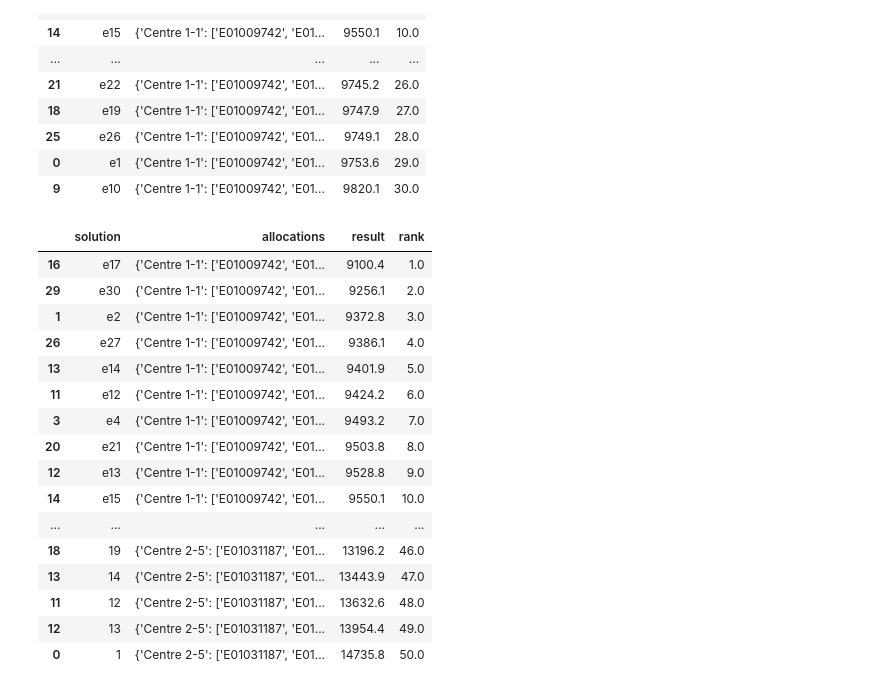
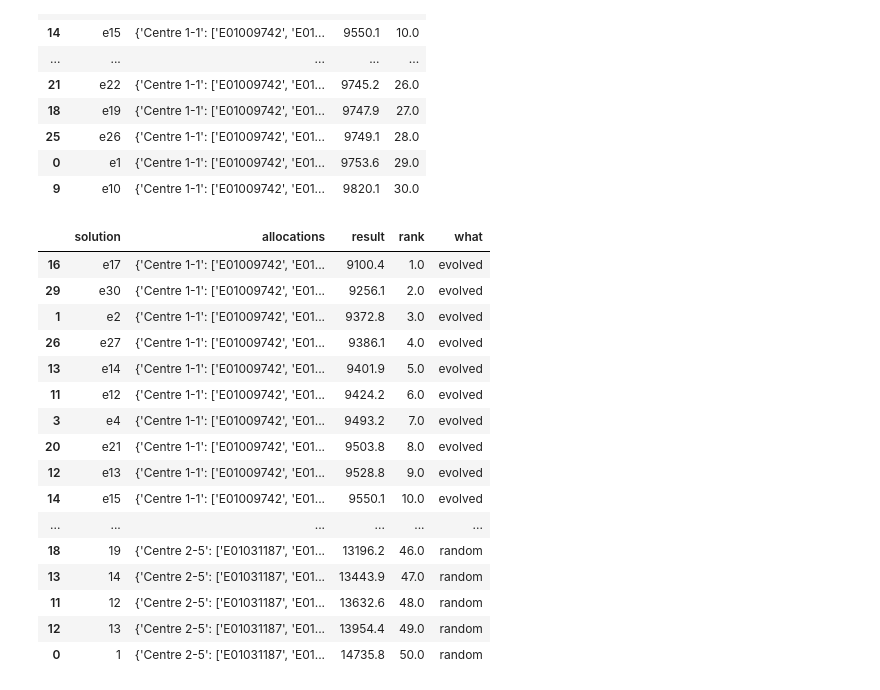
Before and after one commit to hsma-programme/hsma6_geographic_optimisation_and_visualisation_book, a Jupyter notebook: explore_refinement_algo_nb.ipynb, the cells around one changed output. Saved outputs shown, nothing was run; the diff lists cells and outputs as text; code cells hidden in the pictures.

Commit message:
Finish first draft of evolution experiment notebook

```diff
--- a/explore_refinement_algo_nb.ipynb
+++ b/explore_refinement_algo_nb.ipynb
@@ -720,24 +720,27 @@ evolution_solution_df.sort_values('rank')
 | 0 | e1 | {'Centre 1-1': ['E01009742', 'E01... | 9753.6 | 29.0 |
 | 9 | e10 | {'Centre 1-1': ['E01009742', 'E01... | 9820.1 | 30.0 |
 # %%
+initial_solution_df['what'] = 'random'
+evolution_solution_df['what'] = 'evolved'
+
 full_sol_df = pd.concat([initial_solution_df, evolution_solution_df])
 full_sol_df['rank'] = full_sol_df['result'].rank(method='max')
 full_sol_df.sort_values('rank')
 # %% [output]
-|  | solution | allocations | result | rank |
-| 16 | e17 | {'Centre 1-1': ['E01009742', 'E01... | 9100.4 | 1.0 |
-| 29 | e30 | {'Centre 1-1': ['E01009742', 'E01... | 9256.1 | 2.0 |
-| 1 | e2 | {'Centre 1-1': ['E01009742', 'E01... | 9372.8 | 3.0 |
-| 26 | e27 | {'Centre 1-1': ['E01009742', 'E01... | 9386.1 | 4.0 |
-| 13 | e14 | {'Centre 1-1': ['E01009742', 'E01... | 9401.9 | 5.0 |
-| 11 | e12 | {'Centre 1-1': ['E01009742', 'E01... | 9424.2 | 6.0 |
-| 3 | e4 | {'Centre 1-1': ['E01009742', 'E01... | 9493.2 | 7.0 |
-| 20 | e21 | {'Centre 1-1': ['E01009742', 'E01... | 9503.8 | 8.0 |
-| 12 | e13 | {'Centre 1-1': ['E01009742', 'E01... | 9528.8 | 9.0 |
-| 14 | e15 | {'Centre 1-1': ['E01009742', 'E01... | 9550.1 | 10.0 |
-| ... | ... | ... | ... | ... |
-| 18 | 19 | {'Centre 2-5': ['E01031187', 'E01... | 13196.2 | 46.0 |
-| 13 | 14 | {'Centre 2-5': ['E01031187', 'E01... | 13443.9 | 47.0 |
-| 11 | 12 | {'Centre 2-5': ['E01031187', 'E01... | 13632.6 | 48.0 |
-| 12 | 13 | {'Centre 2-5': ['E01031187', 'E01... | 13954.4 | 49.0 |
-| 0 | 1 | {'Centre 2-5': ['E01031187', 'E01... | 14735.8 | 50.0 |
+|  | solution | allocations | result | rank | what |
+| 16 | e17 | {'Centre 1-1': ['E01009742', 'E01... | 9100.4 | 1.0 | evolved |
+| 29 | e30 | {'Centre 1-1': ['E01009742', 'E01... | 9256.1 | 2.0 | evolved |
+| 1 | e2 | {'Centre 1-1': ['E01009742', 'E01... | 9372.8 | 3.0 | evolved |
+| 26 | e27 | {'Centre 1-1': ['E01009742', 'E01... | 9386.1 | 4.0 | evolved |
+| 13 | e14 | {'Centre 1-1': ['E01009742', 'E01... | 9401.9 | 5.0 | evolved |
+| 11 | e12 | {'Centre 1-1': ['E01009742', 'E01... | 9424.2 | 6.0 | evolved |
+| 3 | e4 | {'Centre 1-1': ['E01009742', 'E01... | 9493.2 | 7.0 | evolved |
+| 20 | e21 | {'Centre 1-1': ['E01009742', 'E01... | 9503.8 | 8.0 | evolved |
+| 12 | e13 | {'Centre 1-1': ['E01009742', 'E01... | 9528.8 | 9.0 | evolved |
+| 14 | e15 | {'Centre 1-1': ['E01009742', 'E01... | 9550.1 | 10.0 | evolved |
+| ... | ... | ... | ... | ... | ... |
+| 18 | 19 | {'Centre 2-5': ['E01031187', 'E01... | 13196.2 | 46.0 | random |
+| 13 | 14 | {'Centre 2-5': ['E01031187', 'E01... | 13443.9 | 47.0 | random |
+| 11 | 12 | {'Centre 2-5': ['E01031187', 'E01... | 13632.6 | 48.0 | random |
+| 12 | 13 | {'Centre 2-5': ['E01031187', 'E01... | 13954.4 | 49.0 | random |
+| 0 | 1 | {'Centre 2-5': ['E01031187', 'E01... | 14735.8 | 50.0 | random |
```
Also changed, not shown: parts of 1 cell of this notebook.
